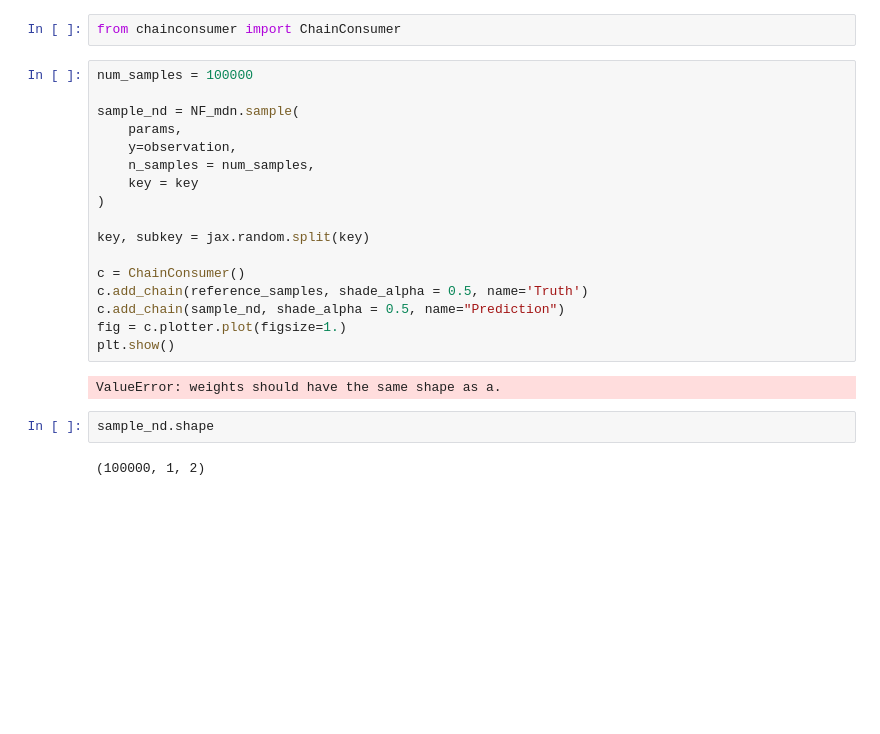
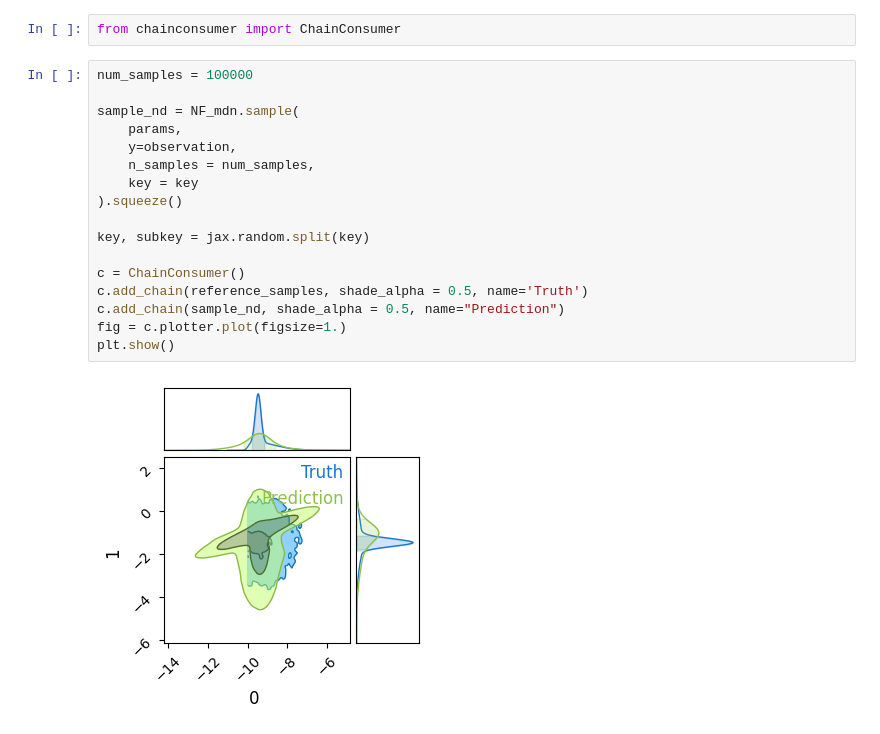
Before and after one commit to sachaguer/jaxili, a Jupyter notebook: notebooks/test_mdn.ipynb, the cells around one changed output. Cells and saved outputs as stored; diff of their text form; blank space fills up the shorter version.

```diff
--- a/notebooks/test_mdn.ipynb
+++ b/notebooks/test_mdn.ipynb
@@ -182,23 +202,19 @@ from chainconsumer import ChainConsumer
 # %%
 num_samples = 100000
 
 sample_nd = NF_mdn.sample(
     params,
     y=observation,
     n_samples = num_samples,
     key = key
-)
+).squeeze()
 
 key, subkey = jax.random.split(key)
 
 c = ChainConsumer()
 c.add_chain(reference_samples, shade_alpha = 0.5, name='Truth')
 c.add_chain(sample_nd, shade_alpha = 0.5, name="Prediction")
 fig = c.plotter.plot(figsize=1.)
 plt.show()
 # %% [output]
-ValueError: weights should have the same shape as a.
+[figure, added]
-# %%
-sample_nd.shape
-# %% [output]
-(100000, 1, 2)
```
Also changed, not shown: parts of 28 cells of this notebook, 5 other files.
